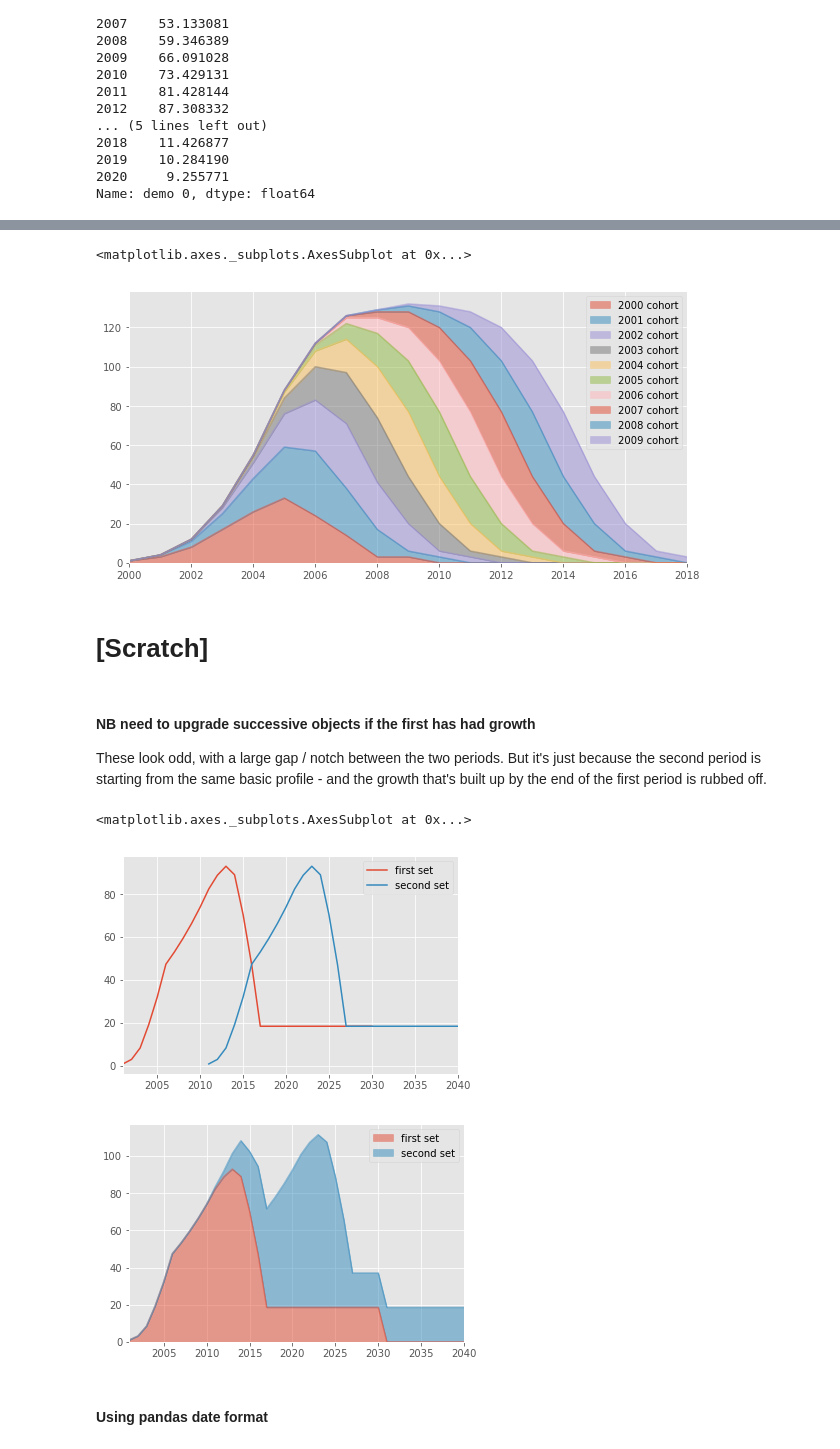
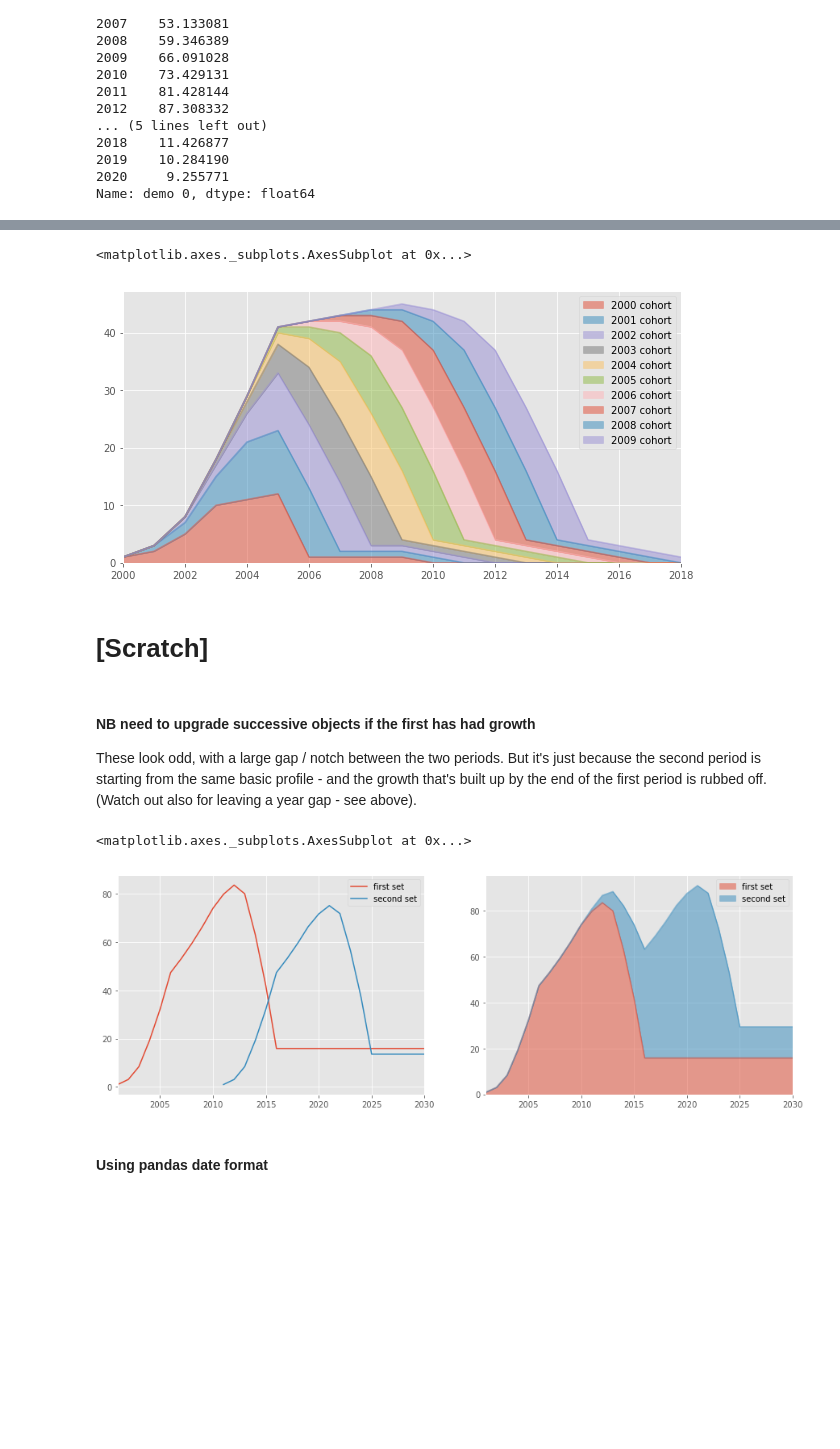
Before and after one commit to opi9a/data_accelerator, a Jupyter notebook: spend_main_dev.ipynb, the cells around one changed output, grey strips where cells are left out. Saved outputs shown, nothing was run; the diff lists cells and outputs as text; code cells hidden in the pictures; blank space fills up the shorter version.

```diff
--- a/spend_main_dev.ipynb
+++ b/spend_main_dev.ipynb
@@ -39,8 +40,9 @@ import matplotlib.pyplot as plt
 plt.style.use('ggplot')
 # %%
 class SpendObject:
-    '''Defines a body of spending based on a period of launches (cohorts), each based on a fundamental
-    profile and cohort growth (i.e. change in magnitude of profile over successive cohorts).
+    '''Defines a body of spending based on a period of launches (cohorts), each of which follows
+    a fundamental profile.
+    Also reflects cohort growth (i.e. change in magnitude of profile over successive cohorts).
     The period for calculating spend is open:  the last period in the profile is taken to be the
     "terminal" spend, which continues indefinitely, changing according to the terminal growth rate
     (this would normally be negative).
@@ -51,13 +53,13 @@ class SpendObject:
         self.prof_scale = scale
         self.l_start = launch_start
         self.l_stop = launch_stop
-        self.launch_pers = self.l_stop +1 - self.l_start
+        self.launch_pers = self.l_stop -1 - self.l_start # need the minus 1 as input is one past end
         self.prof_len = len(profile)
         self.coh_growth = coh_growth
         self.term_growth = term_growth
         self.term_value = profile[-1]
         self.name = name
-        width = 30
+
         self._info = {"name": self.name,
                      "first launch period": self.l_start,
                      "last launch period": self.l_stop,
@@ -72,9 +74,6 @@ class SpendObject:
 
 ########################################## MAIN FUNCTION #################################################
 
-    # Takes a point in time (eg year or other period), calculates spend in that period on all cohorts
-    # (i.e. launches from a given previous period eg year)
-
 
     def _spender(self, spend_per, debug=False):
         '''Generator function which iterates through all cohorts extant at spend_per,
@@ -85,8 +84,8 @@ class SpendObject:
         # NB - USES ZERO-BASED INDEXING FOR EVERYTHING
 
         # First, define the frame by going back from the spend period by the number of launch periods
-        # This must give the actual indexes of the relevant elements of the profile for iterating
-        # Zero based, and wants to go one past the end (that's how iteration works)
+        # This frame must give the actual indexes of relevant elements of the profile for iterating
+        # Zero based, and wants to go one past the end (because that's how iteration works)
 
         frame = (max(0, spend_per - self.launch_pers), spend_per+1)
 
@@ -148,6 +147,7 @@ class SpendObject:
 
 ############################################ --- ENDS --- ##############################################
 
+
     # This allows instances to be indexed to give spend at any time point or slice.  Not sure if it's useful.
     def __getitem__(self, sl):
         # test if it's a single index, rather than a slice
@@ -288,7 +307,7 @@ for year in range(2000, 2010):
 pd.concat(series, axis=1).plot(kind="area", stacked=True, alpha=0.5, figsize=(10,5))
 # %% [output]
 <matplotlib.axes._subplots.AxesSubplot at 0x...>
-[figure, old version]
+[figure, new version]
 # %% [markdown]
 
 
@@ -299,19 +318,20 @@ pd.concat(series, axis=1).plot(kind="area", stacked=True, alpha=0.5, figsize=(10
 #### NB need to upgrade successive objects if the first has had growth
 
 These look odd, with a large gap / notch between the two periods.  But it's just because the second period is starting from the same basic profile - and the growth that's built up by the end of the first period is rubbed off.
+(Watch out also for leaving a year gap - see above).
 # %%
-coh0 = SpendObject(test_profile, 2001, 2010, 0.1, 0, 1, "first set")
+coh0 = SpendObject(test_profile, 2001, 2011, 0.1, 0, 1, "first set")
 pd0 = coh0.get_pd(30, debug=False)
 
 coh1 = SpendObject(test_profile, 2011, 2020, 0.1, 0, 1, "second set")
-pd1 = coh1.get_pd(30)
+pd1 = coh1.get_pd(20)
 
-pd.concat([pd0, pd1], axis=1).plot()
-pd.concat([pd0, pd1], axis=1).plot(kind='area', stacked=True, alpha=0.5)
+fig, axs = plt.subplots(1,2)
+pd.concat([pd0, pd1], axis=1).plot(ax=axs[0], figsize=(15,5))
+pd.concat([pd0, pd1], axis=1).plot(ax=axs[1], kind="area", stacked=True, alpha=0.5)
 # %% [output]
 <matplotlib.axes._subplots.AxesSubplot at 0x...>
-[figure, old version]
+[figure, new version]
-[figure, removed]
 # %% [markdown]
 #### Using pandas date format
 # %%
```
Also changed, not shown: parts of 9 cells of this notebook.
